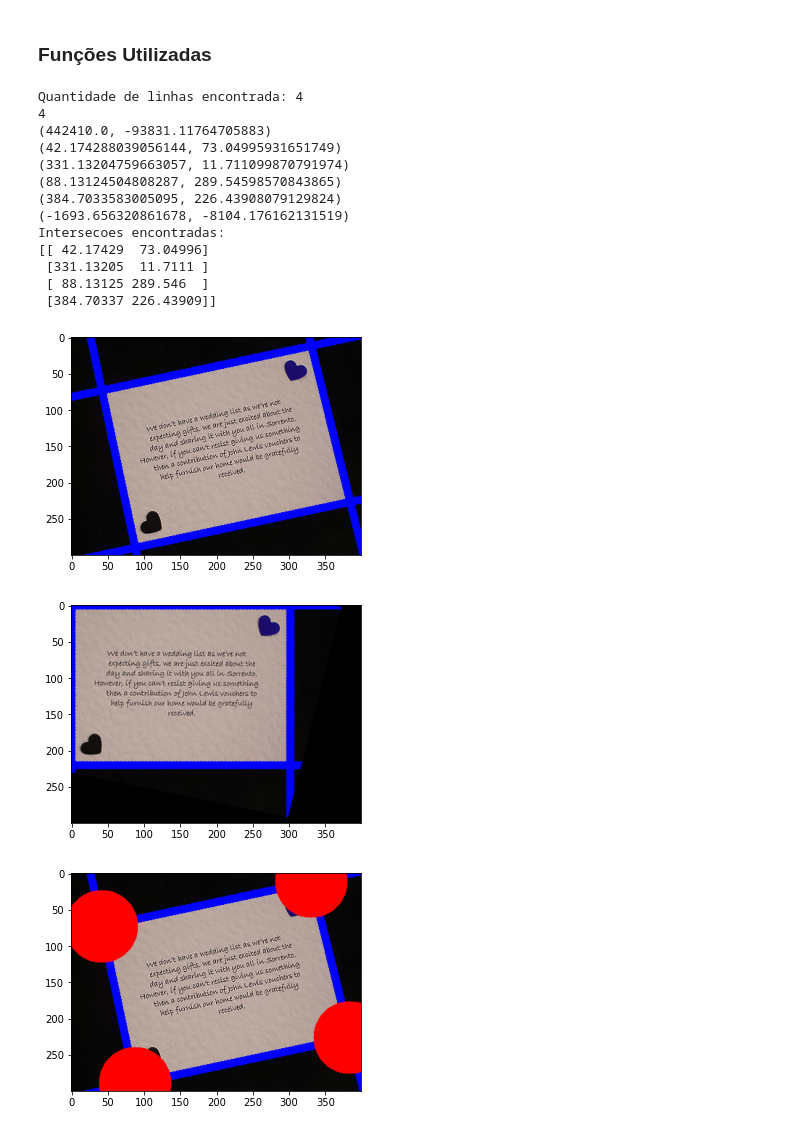
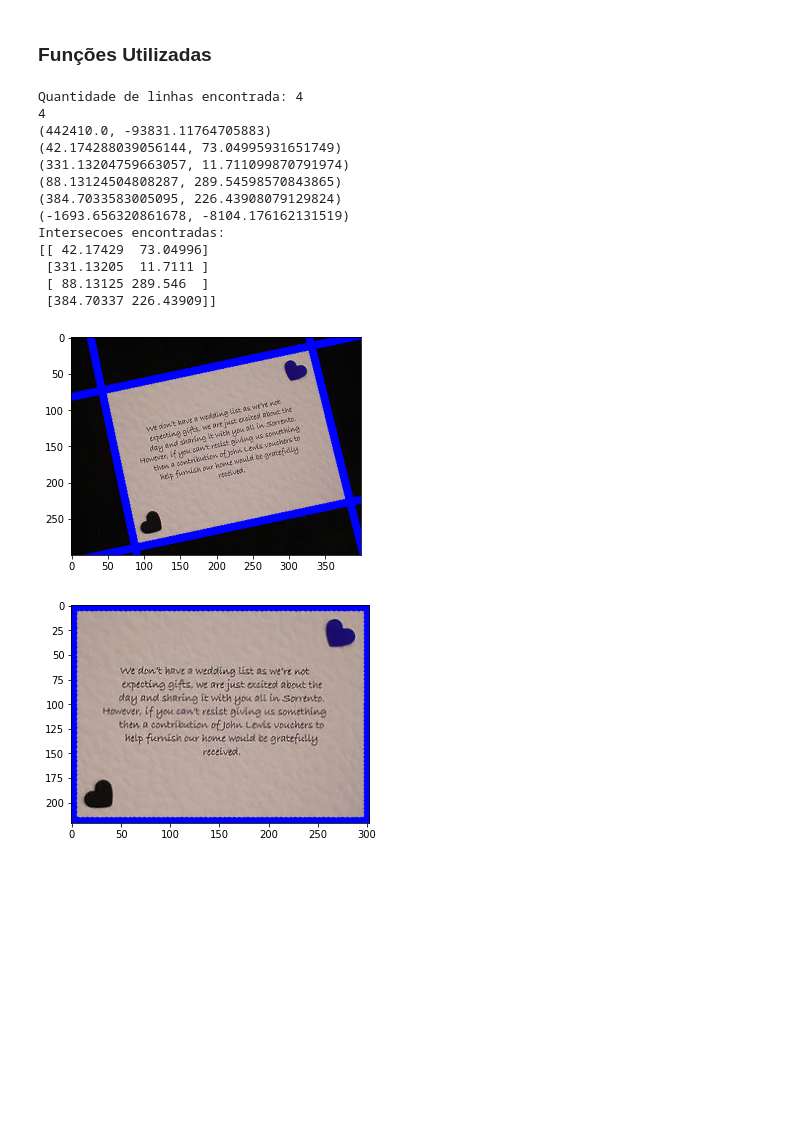
Before and after one commit to GodKelvin/PDI_Correcao_Folha, a Jupyter notebook: correcao_folha.ipynb, the cells around one changed output. Drawn from its saved outputs; the diff is of its cells as text; code cells hidden in the pictures; blank space fills up the shorter version.

```diff
--- a/correcao_folha.ipynb
+++ b/correcao_folha.ipynb
@@ -128,7 +128,7 @@ def order_points(pts):
     #Multiplicar pela proporcao?
     return rect
 
-def teste(rect, img):
+def cut_image(rect, img):
     (tr, tl, bl, br) = rect
     widthA = np.sqrt(((br[0] - bl[0]) ** 2) + ((br[1] - bl[1]) ** 2))
     widthB = np.sqrt(((tr[0] - tl[0]) ** 2) + ((tr[1] - tl[1]) ** 2))
@@ -183,34 +183,33 @@ print("Intersecoes encontradas: ")
 print(intersecoes)
 
 pontos = order_points(intersecoes)
-teste(pontos, img)
+cut_image(pontos, img)
 image_points = cv2.circle(img, (42, 73), radius=50, color=(255, 0, 0), thickness=-1)
 image_points = cv2.circle(img, (331, 11), radius=50, color=(255, 0, 0), thickness=-1)
 image_points = cv2.circle(img, (88, 289), radius=50, color=(255, 0, 0), thickness=-1)
 image_points = cv2.circle(img, (384, 226), radius=50, color=(255, 0, 0), thickness=-1)
-show_img(image_points)
+#show_img(image_points)
 #pts2 = np.float32([[0,0], [100,0], [0,100], [100, 100]])
 #print("Pontos ordenados: ")
 #print(pontos)
 #M = cv2.getPerspectiveTransform(pts2, pontos)
 #print("MATRIZ: ")
 #print(M)
 #warp = cv2.warpPerspective(img, M, (400, 300))
 #show_img(warp)
 # %% [output]
 Quantidade de linhas encontrada: 4
 4
 (442410.0, -93831.11764705883)
 (42.174288039056144, 73.04995931651749)
 (331.13204759663057, 11.711099870791974)
 (88.13124504808287, 289.54598570843865)
 (384.7033583005095, 226.43908079129824)
 (-1693.656320861678, -8104.176162131519)
 Intersecoes encontradas:
 [[ 42.17429  73.04996]
  [331.13205  11.7111 ]
  [ 88.13125 289.546  ]
  [384.70337 226.43909]]
 [figure]
-[figure, old version]
+[figure, new version]
-[figure, removed]
```
